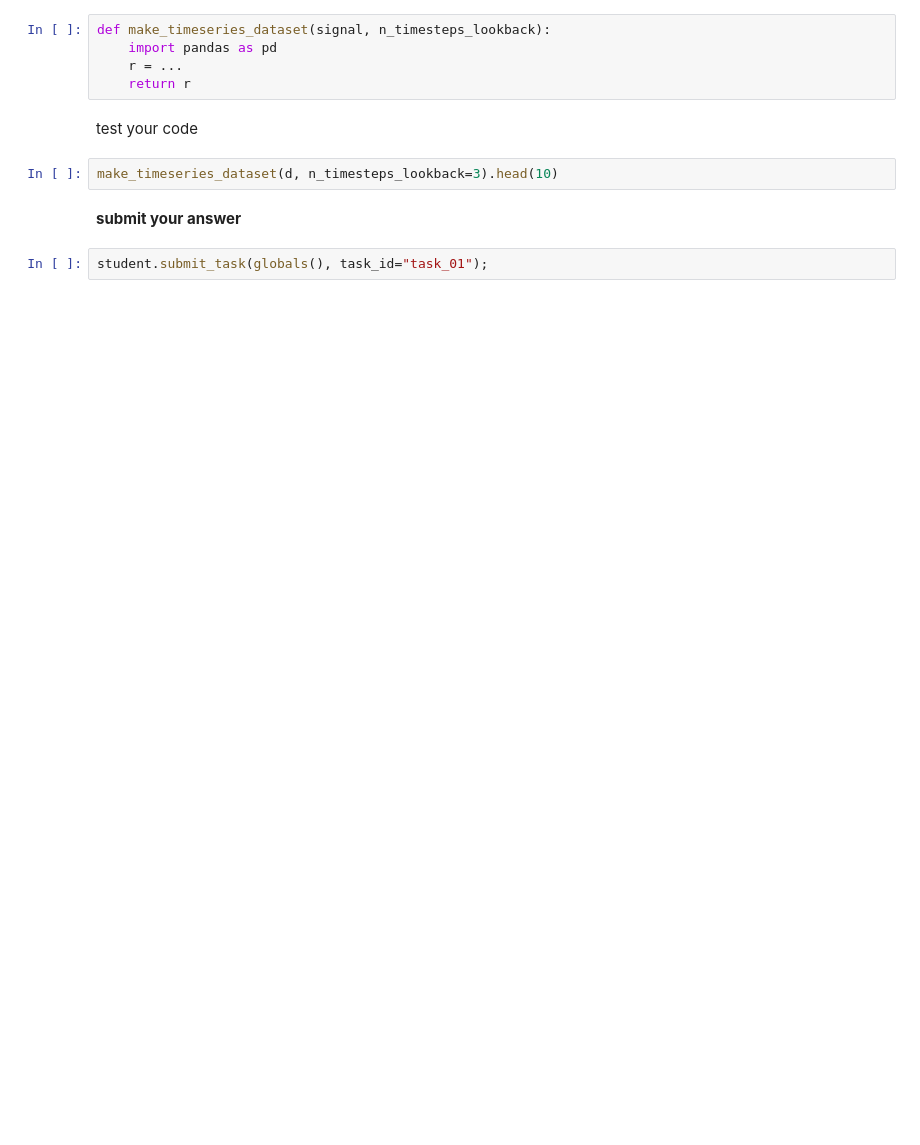
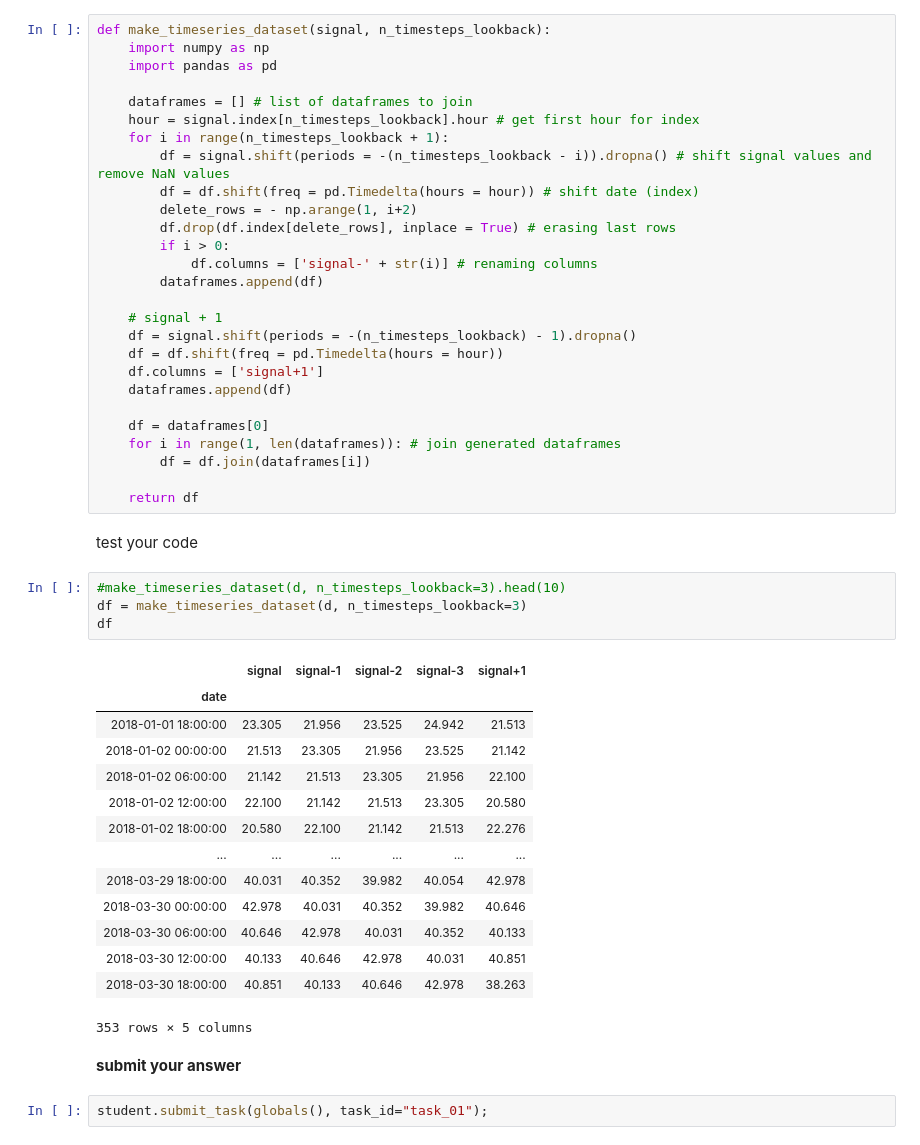
Before and after one commit to kevinmaiden7/20201.ai4eng, a Jupyter notebook: LAB 03.02 - TIMESERIES MODEL.ipynb, the cells around one changed output. Cells and saved outputs as stored; diff of their text form; blank space fills up the shorter version.

Commit message:
LAB_03.02 - TIMESERIES

```diff
--- a/LAB 03.02 - TIMESERIES MODEL.ipynb
+++ b/LAB 03.02 - TIMESERIES MODEL.ipynb
@@ -70,15 +101,54 @@ you should produce the following output
 Image("local/imgs/df_tseries2.png")
 # %% [output]
 [figure]
-# %%
-def make_timeseries_dataset(signal, n_timesteps_lookback):
-    import pandas as pd
-    r = ...
-    return r
+# %%
+def make_timeseries_dataset(signal, n_timesteps_lookback):
+    import numpy as np
+    import pandas as pd
+
+    dataframes = [] # list of dataframes to join
+    hour = signal.index[n_timesteps_lookback].hour # get first hour for index
+    for i in range(n_timesteps_lookback + 1):
+        df = signal.shift(periods = -(n_timesteps_lookback - i)).dropna() # shift signal values and remove NaN values
+        df = df.shift(freq = pd.Timedelta(hours = hour)) # shift date (index)
+        delete_rows = - np.arange(1, i+2)
+        df.drop(df.index[delete_rows], inplace = True) # erasing last rows
+        if i > 0:
+            df.columns = ['signal-' + str(i)] # renaming columns
+        dataframes.append(df)
+
+    # signal + 1
+    df = signal.shift(periods = -(n_timesteps_lookback) - 1).dropna()
+    df = df.shift(freq = pd.Timedelta(hours = hour))
+    df.columns = ['signal+1']
+    dataframes.append(df)
+
+    df = dataframes[0]
+    for i in range(1, len(dataframes)): # join generated dataframes
+        df = df.join(dataframes[i])
+
+    return df
 # %% [markdown]
 test your code
 # %%
-make_timeseries_dataset(d, n_timesteps_lookback=3).head(10)
+#make_timeseries_dataset(d, n_timesteps_lookback=3).head(10)
+df = make_timeseries_dataset(d, n_timesteps_lookback=3)
+df
+# %% [output]
+|  | signal | signal-1 | signal-2 | signal-3 | signal+1 |
+| date |  |  |  |  |  |
+| 2018-01-01 18:00:00 | 23.305 | 21.956 | 23.525 | 24.942 | 21.513 |
+| 2018-01-02 00:00:00 | 21.513 | 23.305 | 21.956 | 23.525 | 21.142 |
+| 2018-01-02 06:00:00 | 21.142 | 21.513 | 23.305 | 21.956 | 22.100 |
+| 2018-01-02 12:00:00 | 22.100 | 21.142 | 21.513 | 23.305 | 20.580 |
+| 2018-01-02 18:00:00 | 20.580 | 22.100 | 21.142 | 21.513 | 22.276 |
+| ... | ... | ... | ... | ... | ... |
+| 2018-03-29 18:00:00 | 40.031 | 40.352 | 39.982 | 40.054 | 42.978 |
+| 2018-03-30 00:00:00 | 42.978 | 40.031 | 40.352 | 39.982 | 40.646 |
+| 2018-03-30 06:00:00 | 40.646 | 42.978 | 40.031 | 40.352 | 40.133 |
+| 2018-03-30 12:00:00 | 40.133 | 40.646 | 42.978 | 40.031 | 40.851 |
+| 2018-03-30 18:00:00 | 40.851 | 40.133 | 40.646 | 42.978 | 38.263 |
+353 rows × 5 columns
 # %% [markdown]
 **submit your answer**
 # %%
```
Also changed, not shown: parts of 18 cells of this notebook, 2 other files.
